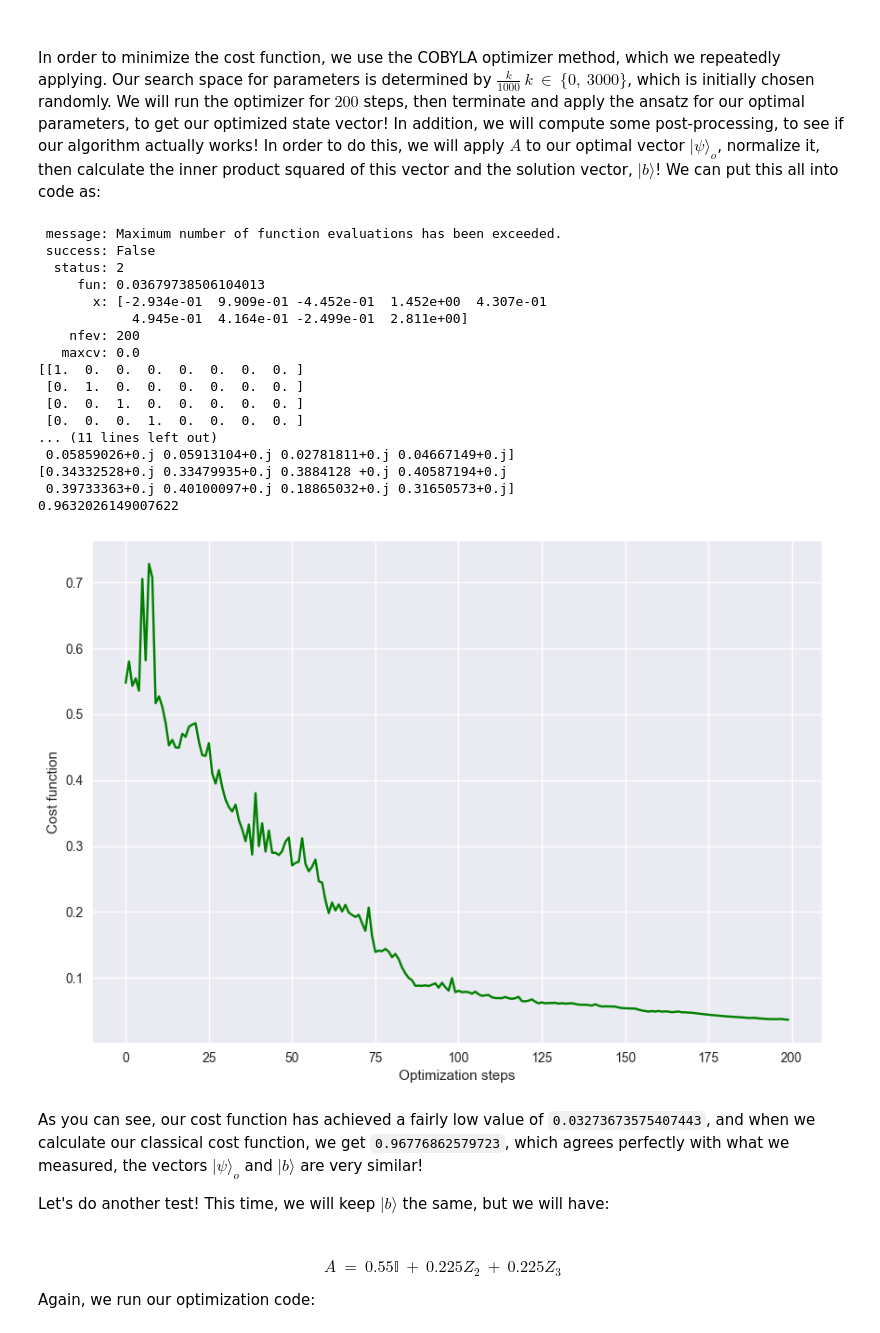
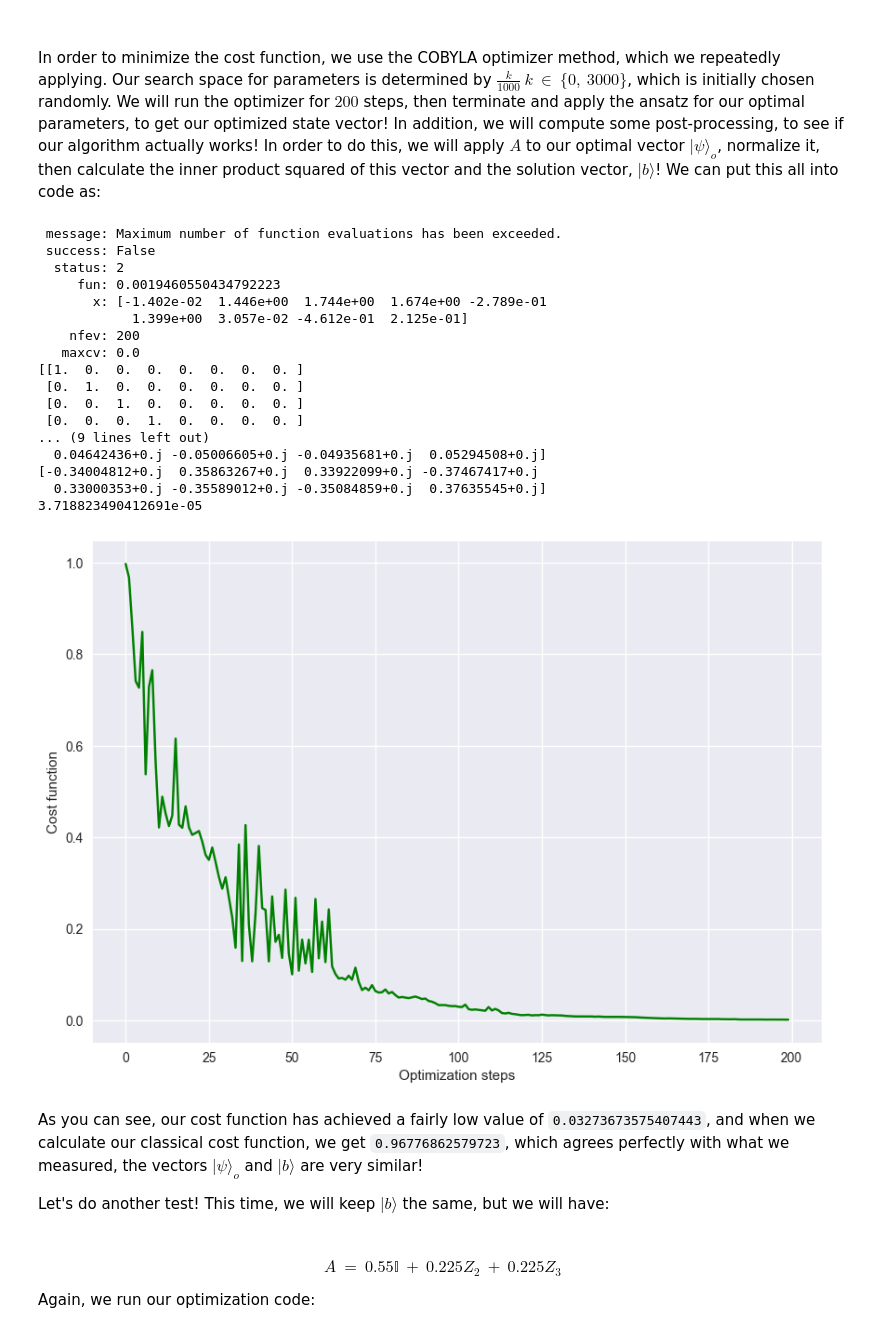
Before and after one commit to cezaris13/CourseWork, a Jupyter notebook: vqls.ipynb, the cells around one changed output. Drawn from its saved outputs; the diff is of its cells as text; code cells hidden in the pictures.

```diff
--- a/vqls.ipynb
+++ b/vqls.ipynb
@@ -331,11 +332,3 @@ $$U \ = \ H_1 H_2 H_3$$
 <br>
 
 Thus, we have:
-# %%
-def controlB(circ: QuantumCircuit, auxiliaryIndex: int, qubits: list): # how to make general version of this?
-    for i in qubits:
-        circ.ch(auxiliaryIndex, i)
-
-circ = QuantumCircuit(4)
-controlB(circ, 0, [1, 2, 3])
-circ.draw(output="mpl")
@@ -346,7 +376,7 @@ Finally, we construct our new Hadamard test:
 # %%
 # Create the controlled Hadamard test, for calculating <psi|psi>
 
-def specialHadamardTest(circ: QuantumCircuit, gateType: list, qubits: list, auxiliaryIndex: int, parameters: list):
+def specialHadamardTest(circ: QuantumCircuit, gateType: list, qubits: list, auxiliaryIndex: int, parameters: list, weights: list):
     circ.h(auxiliaryIndex)
 
     circ.barrier()
@@ -361,13 +391,13 @@ def specialHadamardTest(circ: QuantumCircuit, gateType: list, qubits: list, auxi
 
     circ.barrier()
 
-    controlB(circ, auxiliaryIndex, qubits)
+    controlB(circ, auxiliaryIndex, qubits,weights)
 
     circ.barrier()
 
     circ.h(auxiliaryIndex)
 
 circ = QuantumCircuit(5)
-specialHadamardTest(circ, [[0, 0, 0], [0, 0, 1]], [1, 2, 3], 0, [[1, 1, 1], [1, 1, 1], [1, 1, 1]])
+specialHadamardTest(circ, [[0, 0, 0], [0, 0, 1]], [1, 2, 3], 0, [[1, 1, 1], [1, 1, 1], [1, 1, 1]], [1, 1, 1, 1, 1, 1, 1, 1])
 circ.draw(output="mpl")
 # %% [output]
@@ -386,7 +416,8 @@ def calculateCostFunction(parameters: list, args: list) -> float:
     parameters = [parameters[0:3], parameters[3:6], parameters[6:9]]
     gateSet = args[0]
     coefficientSet = args[1]
-    totalNumberOfQubits = args[2]
+    weights = args[2]
+    totalNumberOfQubits = args[3]
 
     backend = Aer.get_backend('aer_simulator')
 
@@ -419,9 +450,9 @@ def calculateCostFunction(parameters: list, args: list) -> float:
                 circ = QuantumCircuit(totalNumberOfQubits, totalNumberOfQubits)
 
                 if (extra == 0):
-                    specialHadamardTest(circ, gateSetI, [1, 2, 3], 0, parameters)
+                    specialHadamardTest(circ, gateSetI, [1, 2, 3], 0, parameters,weights)
                 if (extra == 1):
-                    specialHadamardTest(circ, gateSetJ, [1, 2, 3], 0, parameters)
+                    specialHadamardTest(circ, gateSetJ, [1, 2, 3], 0, parameters,weights)
 
                 circ.save_statevector()
                 t_circ = transpile(circ, backend)
@@ -487,10 +518,10 @@ def ansatzTest(circ: QuantumCircuit, outF: list):
     result = job.result()
     return result.get_statevector(circ, decimals=10)
 
-def minimization(costFunction: callable, gateSet: list, coefficientSet: list, totalNeededQubits: int, method:str = "COBYLA") -> list:
+def minimization(costFunction: callable, gateSet: list, coefficientSet: list, totalNeededQubits: int, weights: list,method:str = "COBYLA") -> list:
     x = [float(random.randint(0,3000)) for _ in range(0, 9)]
     x = x/np.linalg.norm(x)
-    out = minimize(costFunction, x0=x, args=[gateSet, coefficientSet, totalNeededQubits], method=method, options={'maxiter':200})
+    out = minimize(costFunction, x0=x, args=[gateSet, coefficientSet,weights, totalNeededQubits], method=method, options={'maxiter':200})
     print(out)
     return [out['x'][0:3], out['x'][3:6], out['x'][6:9]]
 
@@ -510,43 +541,42 @@ totalNeededQubits = qubits+2
 # %%
 coefficientSet = [0.55, 0.45]
 gateSet = [[0, 0, 0], [0, 0, 1]]
+weights = getBArray([1, 1, 1, 1, 1, 1, 1, 1])
 
 costHistory = []
-outF = minimization(calculateCostFunction, gateSet = gateSet, coefficientSet = coefficientSet, totalNeededQubits = totalNeededQubits)
+outF = minimization(calculateCostFunction, gateSet = gateSet, coefficientSet = coefficientSet, totalNeededQubits = totalNeededQubits, weights = weights)
 circ = QuantumCircuit(qubits, qubits)
 o = ansatzTest(circ, outF)
 
 a1 = coefficientSet[1]*np.kron(zGate(),np.kron(identityGate(),identityGate()))
 a2 = coefficientSet[0]*np.kron(identityGate(),np.kron(identityGate(),identityGate()))
 A = np.add(a1, a2)
 print(A)
 
-b = setB(qubits)
-print(b)
 print(o)
 print(A.dot(o))
 print((A.dot(o)/(np.linalg.norm(A.dot(o)))))
-getApproximationValue(A, b, o)
+getApproximationValue(A, weights, o)
 plotCost(costHistory)
 # %% [output]
  message: Maximum number of function evaluations has been exceeded.
  success: False
   status: 2
-     fun: 0.03679738506104013
-       x: [-2.934e-01  9.909e-01 -4.452e-01  1.452e+00  4.307e-01
-            4.945e-01  4.164e-01 -2.499e-01  2.811e+00]
+     fun: 0.0019460550434792223
+       x: [-1.402e-02  1.446e+00  1.744e+00  1.674e+00 -2.789e-01
+            1.399e+00  3.057e-02 -4.612e-01  2.125e-01]
     nfev: 200
    maxcv: 0.0
 [[1.  0.  0.  0.  0.  0.  0.  0. ]
  [0.  1.  0.  0.  0.  0.  0.  0. ]
  [0.  0.  1.  0.  0.  0.  0.  0. ]
  [0.  0.  0.  1.  0.  0.  0.  0. ]
-... (11 lines left out)
- 0.05859026+0.j 0.05913104+0.j 0.02781811+0.j 0.04667149+0.j]
-[0.34332528+0.j 0.33479935+0.j 0.3884128 +0.j 0.40587194+0.j
- 0.39733363+0.j 0.40100097+0.j 0.18865032+0.j 0.31650573+0.j]
-0.9632026149007622
+... (9 lines left out)
+  0.04642436+0.j -0.05006605+0.j -0.04935681+0.j  0.05294508+0.j]
+[-0.34004812+0.j  0.35863267+0.j  0.33922099+0.j -0.37467417+0.j
+  0.33000353+0.j -0.35589012+0.j -0.35084859+0.j  0.37635545+0.j]
+3.718823490412691e-05
-[figure, old version]
+[figure, new version]
 # %% [markdown]
 As you can see, our cost function has achieved a fairly low value of `0.03273673575407443`, and when we calculate our classical cost function, we get `0.96776862579723`, which agrees perfectly with what we measured, the vectors $|\psi\rangle_o$ and $|b\rangle$ are very similar!
 
```
Also changed, not shown: parts of 7 cells of this notebook.
